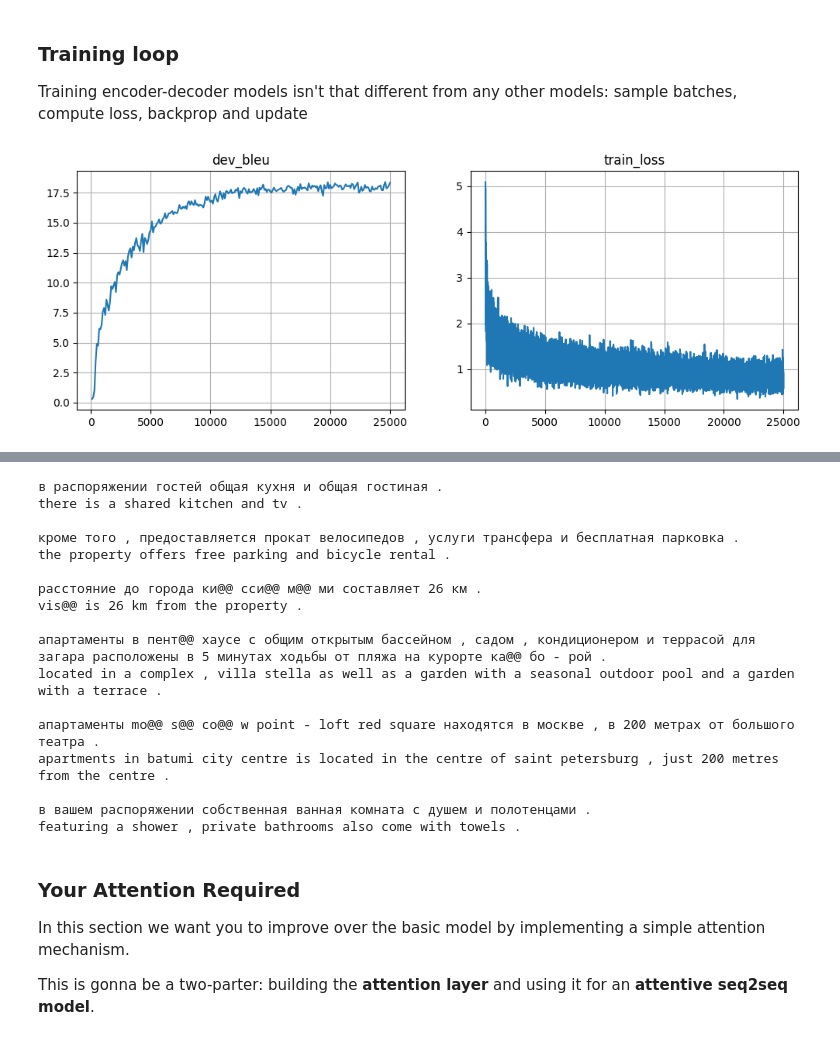
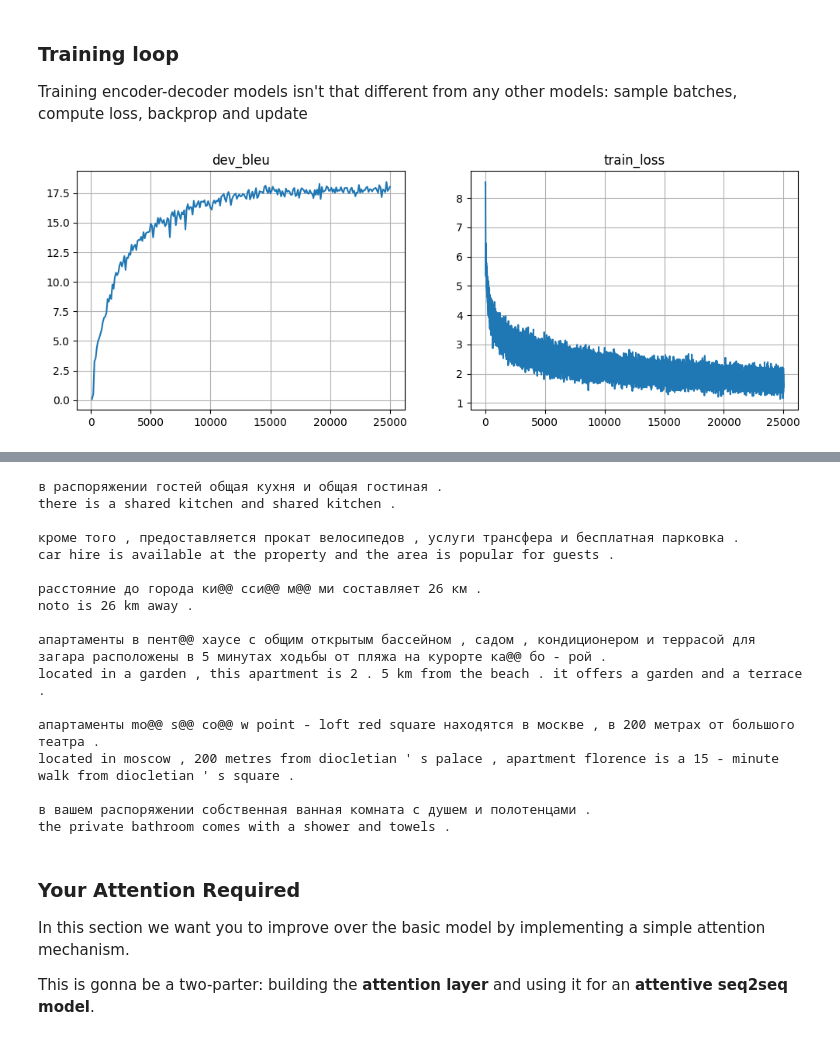
Before and after one commit to ma-tt-a/nlp_course, a Jupyter notebook: week03_attention/new_practice_and_homework.ipynb, the cells around one changed output, grey strips where cells are left out. Drawn from its saved outputs; the diff is of its cells as text; code cells hidden in the pictures.

```diff
--- a/week03_attention/new_practice_and_homework.ipynb
+++ b/week03_attention/new_practice_and_homework.ipynb
@@ -318,7 +318,7 @@ def compute_loss(model, inp, out, **flags):
     # Note: you can compute loss more efficiently using using F.cross_entropy
 
     # average cross-entropy over tokens where mask == True
-    return -(logp_out * mask).mean() # average loss, scalar
+    return -(logp_out * mask).sum() / mask.sum() # average loss, scalar
 # %%
 dummy_loss = compute_loss(model, dummy_inp_tokens, dummy_out_tokens)
 print("Loss:", dummy_loss)
@@ -365,38 +365,38 @@ from IPython.display import clear_output
 from tqdm import tqdm, trange
 metrics = {'train_loss': [], 'dev_bleu': [] }
 
-model = BasicModel(inp_voc, out_voc).to(device)
-opt = torch.optim.Adam(model.parameters(), lr=1e-3)
+basic_model = BasicModel(inp_voc, out_voc).to(device)
+opt = torch.optim.Adam(basic_model.parameters(), lr=1e-3)
 batch_size = 32
 # %%
 for _ in trange(25000):
     step = len(metrics['train_loss']) + 1
     batch_ix = np.random.randint(len(train_inp), size=batch_size)
     batch_inp = inp_voc.to_matrix(train_inp[batch_ix]).to(device)
     batch_out = out_voc.to_matrix(train_out[batch_ix]).to(device)
 
     # <YOUR CODE: training step using batch_inp and batch_out>
     opt.zero_grad()
-    logits = model(batch_inp, batch_out)
-    loss_t = compute_loss(model, batch_inp, batch_out)
+    logits = basic_model(batch_inp, batch_out)
+    loss_t = compute_loss(basic_model, batch_inp, batch_out)
     loss_t.backward()
     opt.step()
 
     metrics['train_loss'].append((step, loss_t.item()))
 
     if step % 100 == 0:
-        metrics['dev_bleu'].append((step, compute_bleu(model, dev_inp, dev_out)))
+        metrics['dev_bleu'].append((step, compute_bleu(basic_model, dev_inp, dev_out)))
 
         clear_output(True)
         plt.figure(figsize=(12,4))
         for i, (name, history) in enumerate(sorted(metrics.items())):
             plt.subplot(1, len(metrics), i + 1)
             plt.title(name)
             plt.plot(*zip(*history))
             plt.grid()
         plt.show()
         print("Mean loss=%.3f" % np.mean(metrics['train_loss'][-10:], axis=0)[1], flush=True)
 
 # Note: it's okay if bleu oscillates up and down as long as it gets better on average over long term (e.g. 5k batches)
 # %% [output]
-[figure, old version]
+[figure, new version]
@@ -404,28 +404,28 @@ Mean loss=0.784
 # %%
 assert np.mean(metrics['dev_bleu'][-10:], axis=0)[1] > 15, "We kind of need a higher bleu BLEU from you. Kind of right now."
 # %%
-for inp_line, trans_line in zip(dev_inp[::500], model.translate_lines(dev_inp[::500])[0]):
+for inp_line, trans_line in zip(dev_inp[::500], basic_model.translate_lines(dev_inp[::500])[0]):
     print(inp_line)
     print(trans_line)
     print()
 # %% [output]
 в распоряжении гостей общая кухня и общая гостиная .
-there is a shared kitchen and tv .
+there is a shared kitchen and shared kitchen .
 
 кроме того , предоставляется прокат велосипедов , услуги трансфера и бесплатная парковка .
-the property offers free parking and bicycle rental .
+car hire is available at the property and the area is popular for guests .
 
 расстояние до города ки@@ сси@@ м@@ ми составляет 26 км .
-vis@@ is 26 km from the property .
+noto is 26 km away .
 
 апартаменты в пент@@ хаусе с общим открытым бассейном , садом , кондиционером и террасой для загара расположены в 5 минутах ходьбы от пляжа на курорте ка@@ бо - рой .
-located in a complex , villa stella as well as a garden with a seasonal outdoor pool and a garden with a terrace .
+located in a garden , this apartment is 2 . 5 km from the beach . it offers a garden and a terrace .
 
 апартаменты mo@@ s@@ co@@ w point - loft red square находятся в москве , в 200 метрах от большого театра .
-apartments in batumi city centre is located in the centre of saint petersburg , just 200 metres from the centre .
+located in moscow , 200 metres from diocletian ' s palace , apartment florence is a 15 - minute walk from diocletian ' s square .
 
 в вашем распоряжении собственная ванная комната с душем и полотенцами .
-featuring a shower , private bathrooms also come with towels .
+the private bathroom comes with a shower and towels .
 # %% [markdown]
 ### Your Attention Required
 
```
Also changed, not shown: parts of 23 cells of this notebook.
